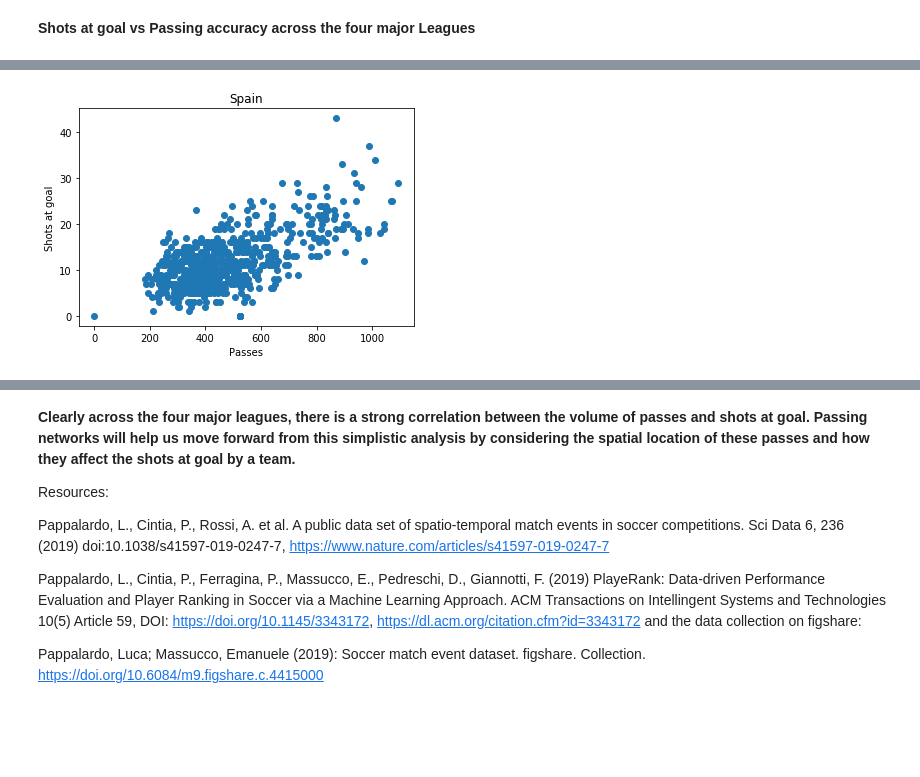
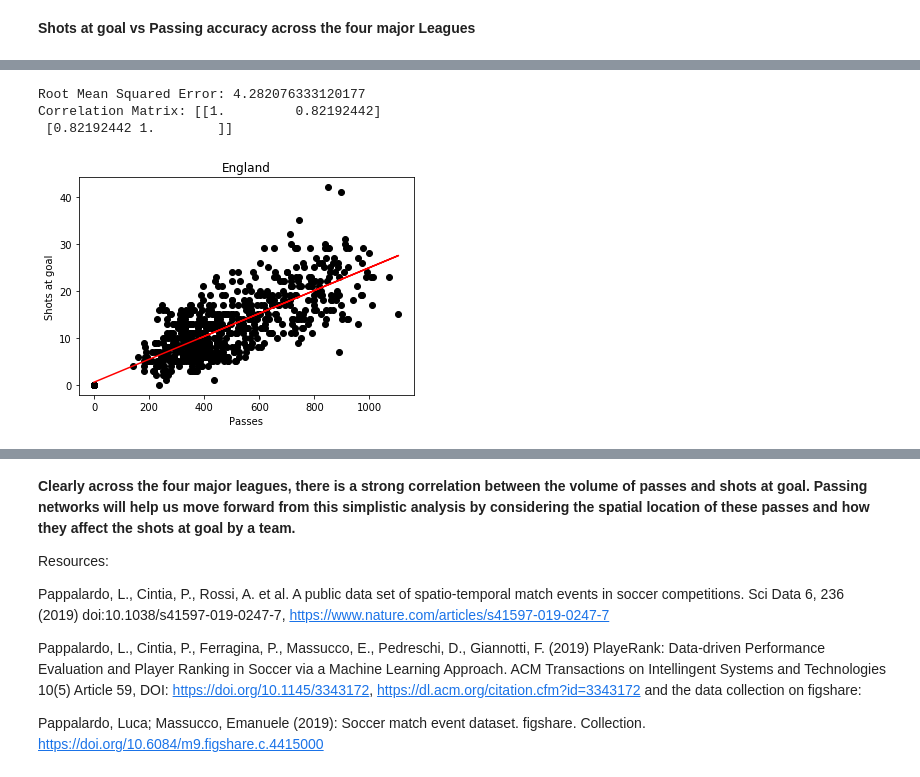
Before and after one commit to sureshr14/Soccer-Analysis-1, a Jupyter notebook: Shots_at_goal_vs_passing_volume.ipynb, the cells around one changed output, grey strips where cells are left out. Saved outputs shown, nothing was run; the diff lists cells and outputs as text; code cells hidden in the pictures; blank space fills up the shorter version.

```diff
--- a/Shots_at_goal_vs_passing_volume.ipynb
+++ b/Shots_at_goal_vs_passing_volume.ipynb
@@ -59,25 +62,32 @@ with open('./competitions.json') as json_data:
 def passing_vol_vs_shots(country):
     matches_eng=pd.DataFrame.from_dict(matches[country])
     events_eng=pd.DataFrame.from_dict(events[country])
-    passes_eng=np.empty([2*(matches_eng['wyId'].shape[0]),1])
-    shots_eng=np.empty([2*(matches_eng['wyId'].shape[0]),1])
+    passes_eng=np.empty([2*(matches_eng['wyId'].shape[0])-1,1])
+    shots_eng=np.empty([2*(matches_eng['wyId'].shape[0])-1,1])
     for i in range((matches_eng['wyId'].shape[0]-1)):
-        winner_passes_from_match=events_eng[(events_eng['matchId']==matches_eng['wyId'][i]) & (events_eng['eventName']=='Pass') & (events_eng['teamId']==matches_eng['winner'][i])]
-        loser_passes_from_match=events_eng[(events_eng['matchId']==matches_eng['wyId'][i]) & (events_eng['eventName']=='Pass') & (events_eng['teamId']!=matches_eng['winner'][i])]
-        winner_shots=events_eng[(events_eng['matchId']==matches_eng['wyId'][i]) & (events_eng['eventName']=='Shot') & (events_eng['teamId']==matches_eng['winner'][i])]
-        loser_shots=events_eng[(events_eng['matchId']==matches_eng['wyId'][i]) & (events_eng['eventName']=='Shot') & (events_eng['teamId']!=matches_eng['winner'][i])]
+        events_from_match=events_eng[(events_eng['matchId']==matches_eng['wyId'][i])]
+        events_only_pass=events_from_match[(events_from_match['eventName']=='Pass')]
+        events_only_shot=events_from_match[(events_from_match['eventName']=='Shot')]
 
-        if winner_passes_from_match.shape[0]>0:
-            passes_eng[2*i]=winner_passes_from_match.shape[0]
-            shots_eng[2*i]=winner_shots.shape[0]
+        winner_passes_from_match=events_only_pass[(events_only_pass['teamId']==matches_eng['winner'][i])]
+        loser_passes_from_match=events_only_pass[(events_only_pass['teamId']!=matches_eng['winner'][i])]
+        winner_shots=events_only_shot[(events_only_shot['teamId']==matches_eng['winner'][i])]
+        loser_shots=events_only_shot[(events_only_shot['teamId']!=matches_eng['winner'][i])]
 
-        if loser_passes_from_match.shape[0]>0:
-            passes_eng[2*i+1]=loser_passes_from_match.shape[0]
-            shots_eng[2*i+1]=loser_shots.shape[0]
+        passes_eng[2*i]=winner_passes_from_match.shape[0]
+        shots_eng[2*i]=winner_shots.shape[0]
+        passes_eng[2*i+1]=loser_passes_from_match.shape[0]
+        shots_eng[2*i+1]=loser_shots.shape[0]
 
-    plt.scatter(passes_eng, shots_eng)
+    regressor_eng = LinearRegression()
+    regressor_eng.fit(passes_eng, shots_eng)
+    plt.scatter(passes_eng, shots_eng,color='black')
+    plt.plot(passes_eng,regressor_eng.predict(passes_eng),color='red')
     plt.xlabel('Passes')
     plt.ylabel('Shots at goal')
     plt.title(country)
+    print('Root Mean Squared Error:', np.sqrt(mean_squared_error(shots_eng, regressor_eng.predict(passes_eng))))
+    print('Correlation Matrix:',np.corrcoef(np.transpose(passes_eng),np.transpose(shots_eng)))
+    return passes_eng,shots_eng
 # %% [markdown]
 **Shots at goal vs Passing accuracy across the four major Leagues**
@@ -96,4 +94,7 @@ passing_vol_vs_shots('Italy')
-# %%
-passing_vol_vs_shots('Spain')
-# %% [output]
-[figure, removed]
+# %%
+passes_england,shots_england=passing_vol_vs_shots('England')
+# %% [output]
+Root Mean Squared Error: 4.282076333120177
+Correlation Matrix: [[1.         0.82192442]
+ [0.82192442 1.        ]]
+[figure, added]
```
Also changed, not shown: parts of 8 cells of this notebook.
